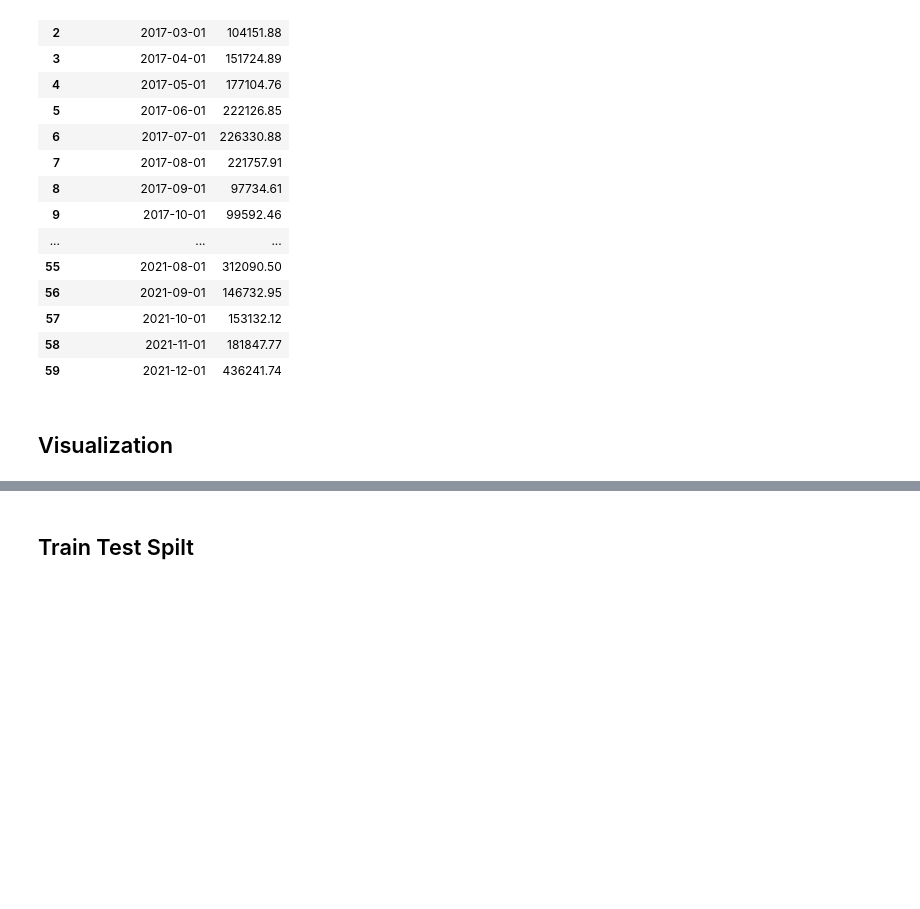
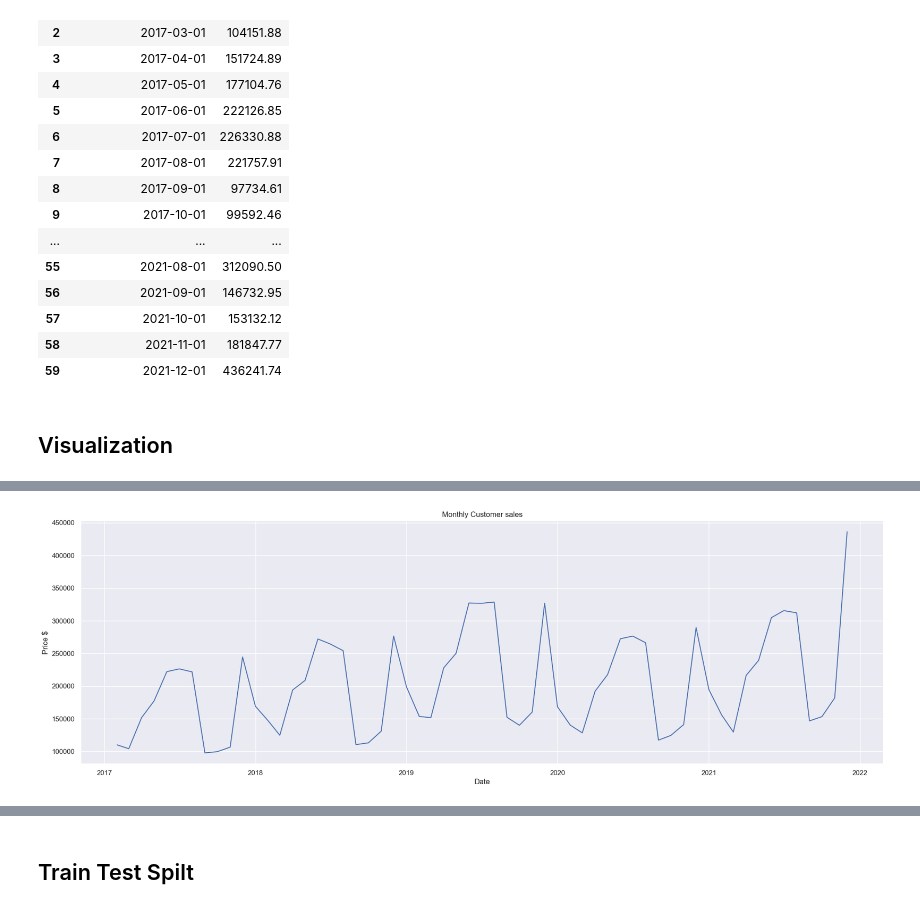
Before and after one commit to DheyaAlqaderi/ML_Model_Example, a Jupyter notebook: sklearn-Linear-Regression-Practical-Example.ipynb, the cells around one changed output, grey strips where cells are left out. Saved outputs shown, nothing was run; the diff lists cells and outputs as text; code cells hidden in the pictures; blank space fills up the shorter version.

```diff
--- a/sklearn-Linear-Regression-Practical-Example.ipynb
+++ b/sklearn-Linear-Regression-Practical-Example.ipynb
@@ -288,0 +191,4 @@ inputs_scaled = scaler.transform(inputs)
+# %%
+monthly_sales['Sales diff'] = monthly_sales['Total Price'].diff()
+# monthly_sales = monthly_sales.dropna()
+monthly_sales
@@ -288,0 +218,11 @@ inputs_scaled = scaler.transform(inputs)
+# %%
+monthly_sales= monthly_sales.fillna(monthly_sales['Total Price'].values[0])
+# %%
+plt.figure(figsize=(23,7))
+plt.plot(monthly_sales['Date Order was placed'], monthly_sales['Total Price'])
+plt.ylabel('Price $')
+plt.xlabel('Date')
+plt.title('Monthly Customer sales')
+plt.show()
+# %% [output]
+[figure, added]
```
Also changed, not shown: parts of 48 cells of this notebook.
